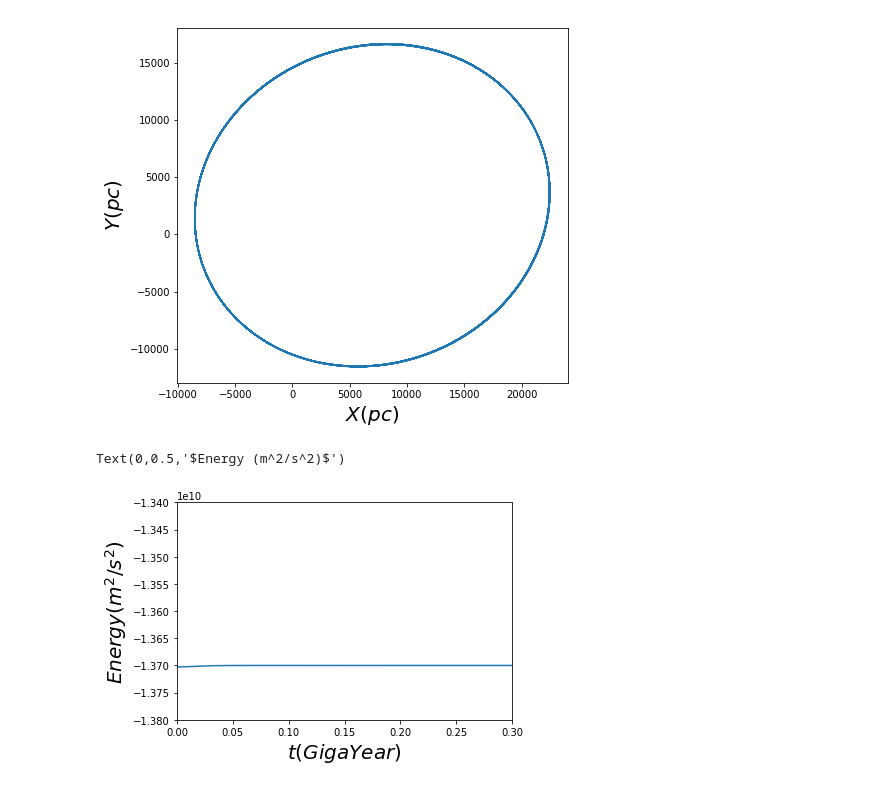
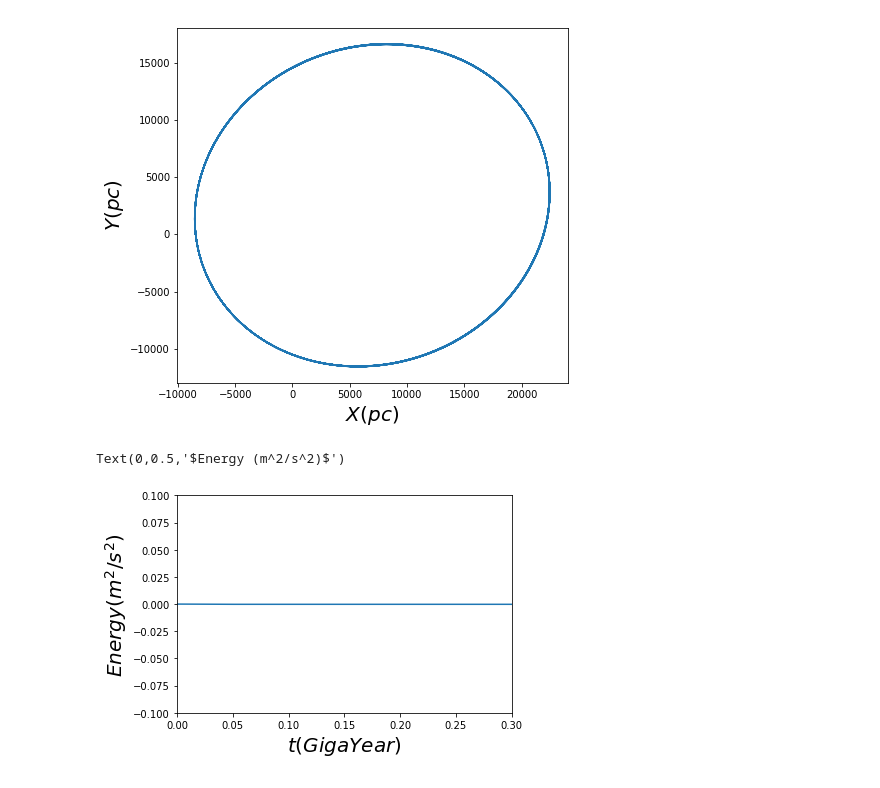
Before and after one commit to DouglasGrion/Kathryn, a Jupyter notebook: LeapFrog.ipynb, the cells around one changed output. Saved outputs shown, nothing was run; the diff lists cells and outputs as text; code cells hidden in the pictures.

```diff
--- a/LeapFrog.ipynb
+++ b/LeapFrog.ipynb
@@ -168,11 +168,11 @@ plt.ylabel("$Y (pc)$", fontsize=20)
 Text(0,0.5,'$Y (pc)$')
 [figure]
 # %%
-plt.plot(t3,E3)
+plt.plot(t3,(E3-E3[0])/E3[0])
 plt.xlim(0,0.3)
-plt.ylim(-0.138e11,-0.134e11)
+plt.ylim(-0.1,0.1)
 plt.xlabel("$t (Giga Year)$", fontsize=20)
 plt.ylabel("$Energy (m^2/s^2)$", fontsize=20)
 # %% [output]
 Text(0,0.5,'$Energy (m^2/s^2)$')
-[figure, old version]
+[figure, new version]
```
Also changed, not shown: parts of 1 cell of this notebook.
